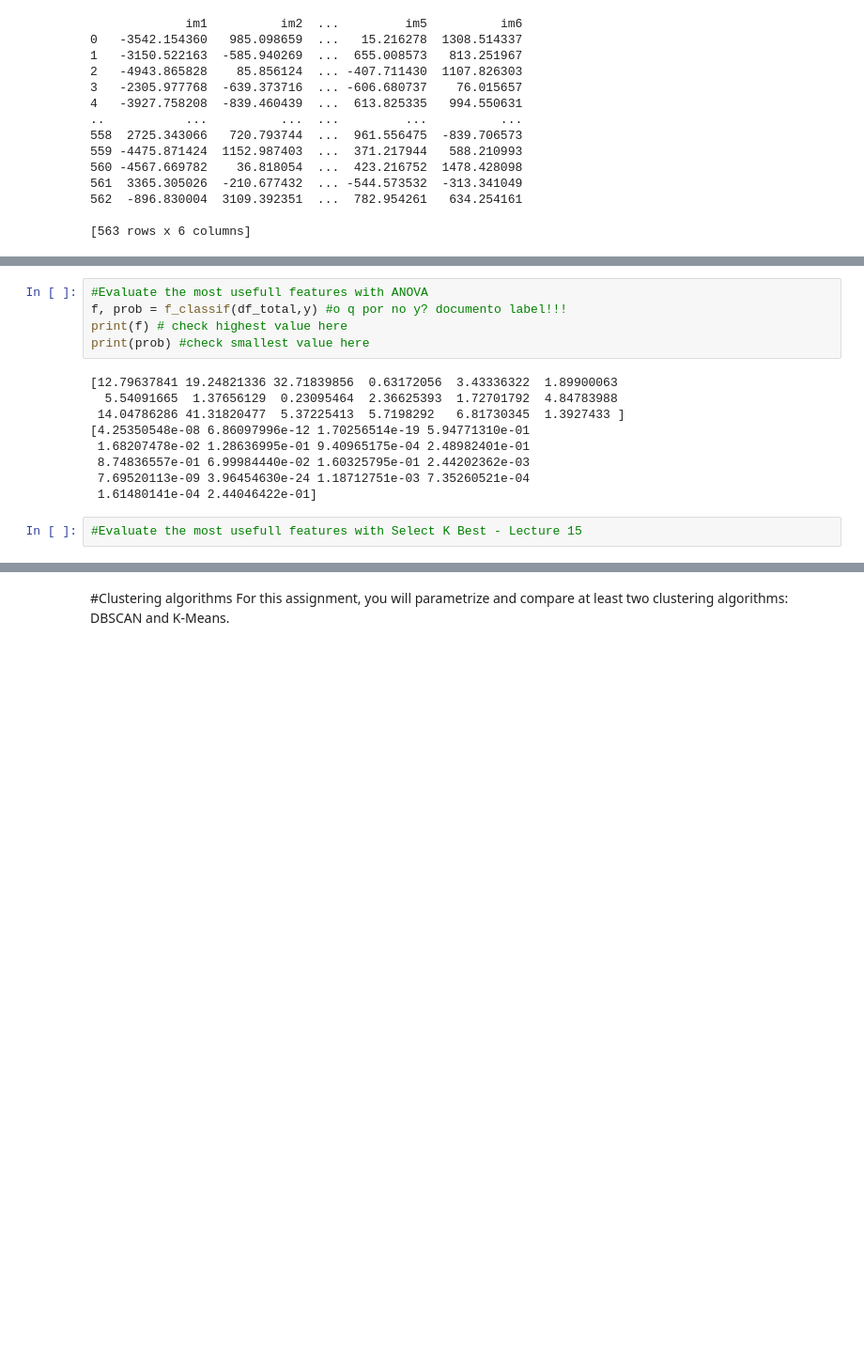
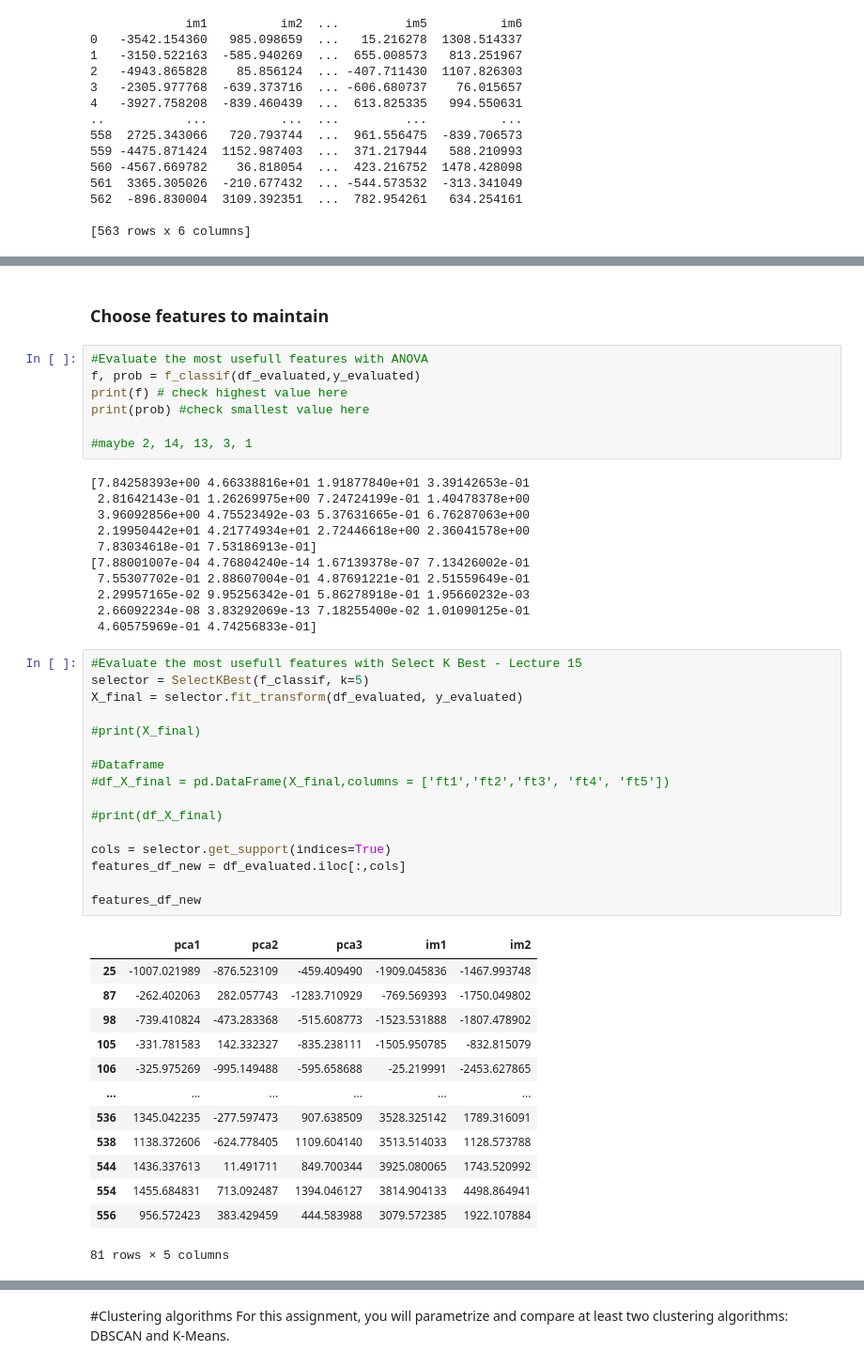
Before and after one commit to Migaalee/machine_learning, a Jupyter notebook: Assigment2_AA.ipynb, the cells around one changed output, grey strips where cells are left out. Shown: that part at 94% size. Saved outputs shown, nothing was run; the diff lists cells and outputs as text; blank space fills up the shorter version.

```diff
--- a/Assigment2_AA.ipynb
+++ b/Assigment2_AA.ipynb
@@ -279,16 +235,50 @@ Name: 105, dtype: float64
+# %% [markdown]
+### Choose features to maintain
 # %%
 #Evaluate the most usefull features with ANOVA
-f, prob = f_classif(df_total,y) #o q por no y? documento label!!!
+f, prob = f_classif(df_evaluated,y_evaluated)
 print(f) # check highest value here
 print(prob) #check smallest value here
+
+#maybe 2, 14, 13, 3, 1
 # %% [output]
-[12.79637841 19.24821336 32.71839856  0.63172056  3.43336322  1.89900063
-  5.54091665  1.37656129  0.23095464  2.36625393  1.72701792  4.84783988
- 14.04786286 41.31820477  5.37225413  5.7198292   6.81730345  1.3927433 ]
-[4.25350548e-08 6.86097996e-12 1.70256514e-19 5.94771310e-01
- 1.68207478e-02 1.28636995e-01 9.40965175e-04 2.48982401e-01
- 8.74836557e-01 6.99984440e-02 1.60325795e-01 2.44202362e-03
- 7.69520113e-09 3.96454630e-24 1.18712751e-03 7.35260521e-04
- 1.61480141e-04 2.44046422e-01]
+[7.84258393e+00 4.66338816e+01 1.91877840e+01 3.39142653e-01
+ 2.81642143e-01 1.26269975e+00 7.24724199e-01 1.40478378e+00
+ 3.96092856e+00 4.75523492e-03 5.37631665e-01 6.76287063e+00
+ 2.19950442e+01 4.21774934e+01 2.72446618e+00 2.36041578e+00
+ 7.83034618e-01 7.53186913e-01]
+[7.88001007e-04 4.76804240e-14 1.67139378e-07 7.13426002e-01
+ 7.55307702e-01 2.88607004e-01 4.87691221e-01 2.51559649e-01
+ 2.29957165e-02 9.95256342e-01 5.86278918e-01 1.95660232e-03
+ 2.66092234e-08 3.83292069e-13 7.18255400e-02 1.01090125e-01
+ 4.60575969e-01 4.74256833e-01]
-# %%
-#Evaluate the most usefull features with Select K Best - Lecture 15
+# %%
+#Evaluate the most usefull features with Select K Best - Lecture 15
+selector = SelectKBest(f_classif, k=5)
+X_final = selector.fit_transform(df_evaluated, y_evaluated)
+
+#print(X_final)
+
+#Dataframe
+#df_X_final = pd.DataFrame(X_final,columns = ['ft1','ft2','ft3', 'ft4', 'ft5'])
+
+#print(df_X_final)
+
+cols = selector.get_support(indices=True)
+features_df_new = df_evaluated.iloc[:,cols]
+
+features_df_new
+# %% [output]
+|  | pca1 | pca2 | pca3 | im1 | im2 |
+| 25 | -1007.021989 | -876.523109 | -459.409490 | -1909.045836 | -1467.993748 |
+| 87 | -262.402063 | 282.057743 | -1283.710929 | -769.569393 | -1750.049802 |
+| 98 | -739.410824 | -473.283368 | -515.608773 | -1523.531888 | -1807.478902 |
+| 105 | -331.781583 | 142.332327 | -835.238111 | -1505.950785 | -832.815079 |
+| 106 | -325.975269 | -995.149488 | -595.658688 | -25.219991 | -2453.627865 |
+| ... | ... | ... | ... | ... | ... |
+| 536 | 1345.042235 | -277.597473 | 907.638509 | 3528.325142 | 1789.316091 |
+| 538 | 1138.372606 | -624.778405 | 1109.604140 | 3513.514033 | 1128.573788 |
+| 544 | 1436.337613 | 11.491711 | 849.700344 | 3925.080065 | 1743.520992 |
+| 554 | 1455.684831 | 713.092487 | 1394.046127 | 3814.904133 | 4498.864941 |
+| 556 | 956.572423 | 383.429459 | 444.583988 | 3079.572385 | 1922.107884 |
+81 rows × 5 columns
```
Also changed, not shown: parts of 31 cells of this notebook.
